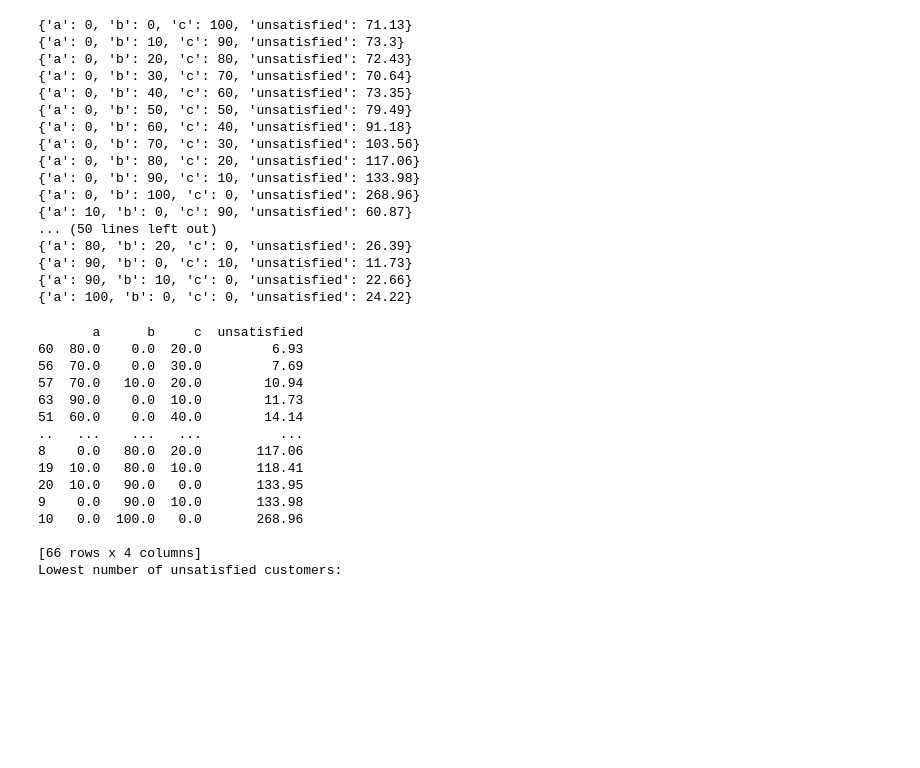
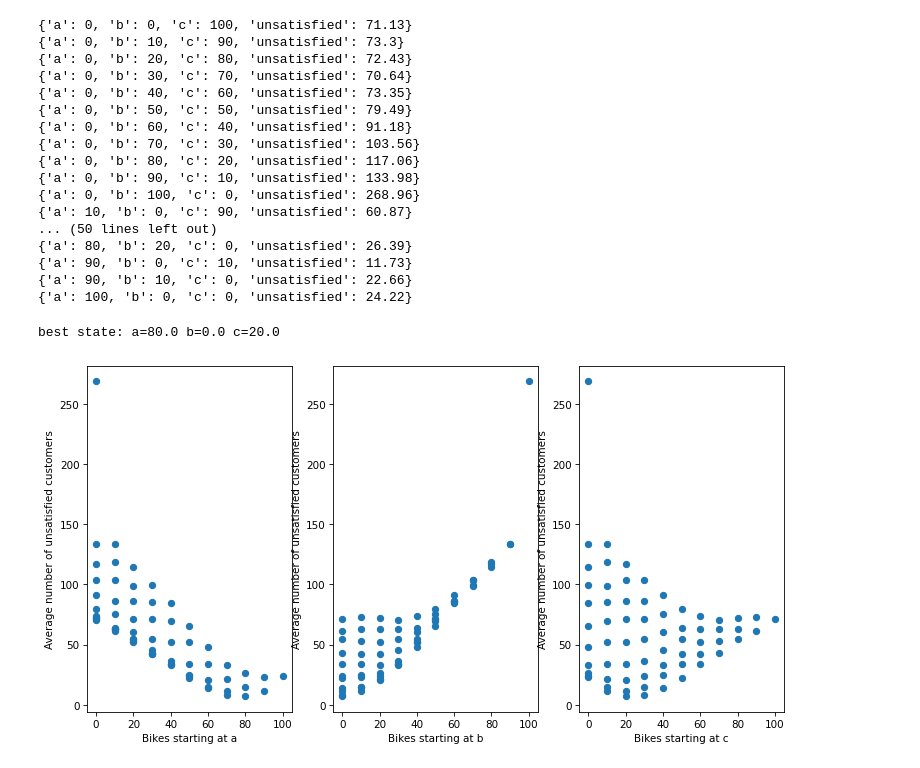
Before and after one commit to jakeb245/phys441, a Jupyter notebook: Assignments/assignment4/question3.ipynb, the cells around one changed output. Saved outputs shown, nothing was run; the diff lists cells and outputs as text; code cells hidden in the pictures; blank space fills up the shorter version.

Commit message:
Plots!

```diff
--- a/Assignments/assignment4/question3.ipynb
+++ b/Assignments/assignment4/question3.ipynb
@@ -191,25 +191,25 @@ state_results.to_csv('question3.csv')
 {'a': 90, 'b': 10, 'c': 0, 'unsatisfied': 22.66}
 {'a': 100, 'b': 0, 'c': 0, 'unsatisfied': 24.22}
 # %%
-run_from_csv = False
+run_from_csv = True
 if run_from_csv:
     state_results = pd.read_csv('question3.csv')
 
-best_state = state_results.sort_values('unsatisfied')
-print(best_state)
+best_state_index = state_results.sort_values('unsatisfied').index[0]
+best_state = state_results.loc[best_state_index]
+print(f"best state: a = {best_state.a} b = {best_state.b} c = {best_state.c}")
+
+fig, ax = plt.subplots(1,3, figsize=(12,6))
+ax[0].plot(state_results['a'], state_results['unsatisfied'], 'o',)
+ax[0].set_xlabel('Bikes starting at a')
+ax[0].set_ylabel('Average number of unsatisfied customers')
+ax[1].plot(state_results['b'], state_results['unsatisfied'], 'o',)
+ax[1].set_xlabel('Bikes starting at b')
+ax[1].set_ylabel('Average number of unsatisfied customers')
+ax[2].plot(state_results['c'], state_results['unsatisfied'], 'o',)
+ax[2].set_xlabel('Bikes starting at c')
+ax[2].set_ylabel('Average number of unsatisfied customers')
+plt.show()
 # %% [output]
-       a      b     c  unsatisfied
-60  80.0    0.0  20.0         6.93
-56  70.0    0.0  30.0         7.69
-57  70.0   10.0  20.0        10.94
-63  90.0    0.0  10.0        11.73
-51  60.0    0.0  40.0        14.14
-..   ...    ...   ...          ...
-8    0.0   80.0  20.0       117.06
-19  10.0   80.0  10.0       118.41
-20  10.0   90.0   0.0       133.95
-9    0.0   90.0  10.0       133.98
-10   0.0  100.0   0.0       268.96
-
-[66 rows x 4 columns]
-Lowest number of unsatisfied customers:
+best state: a=80.0 b=0.0 c=20.0
+[figure, added]
```
